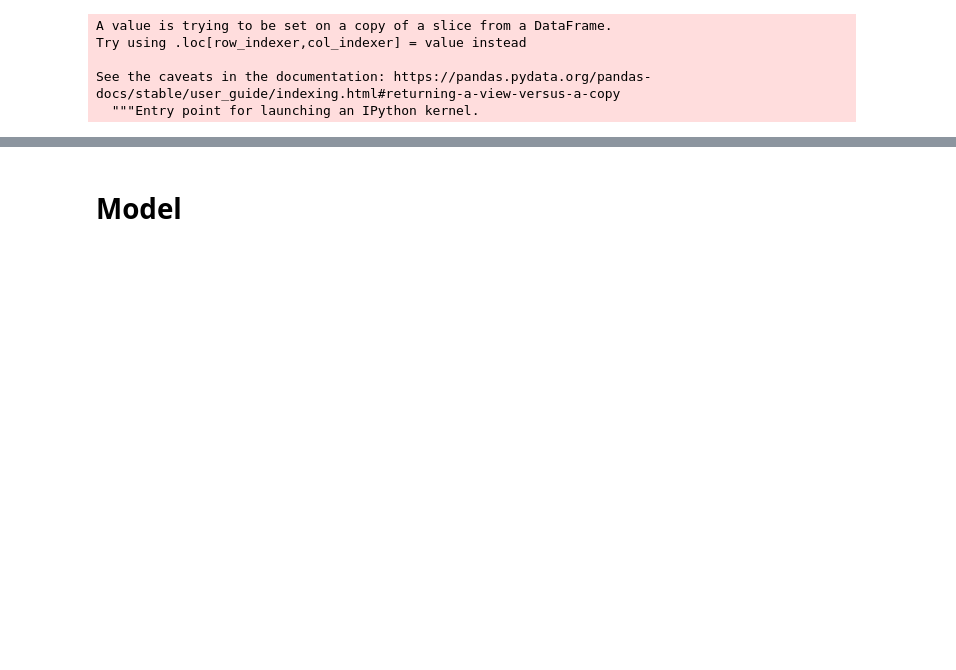
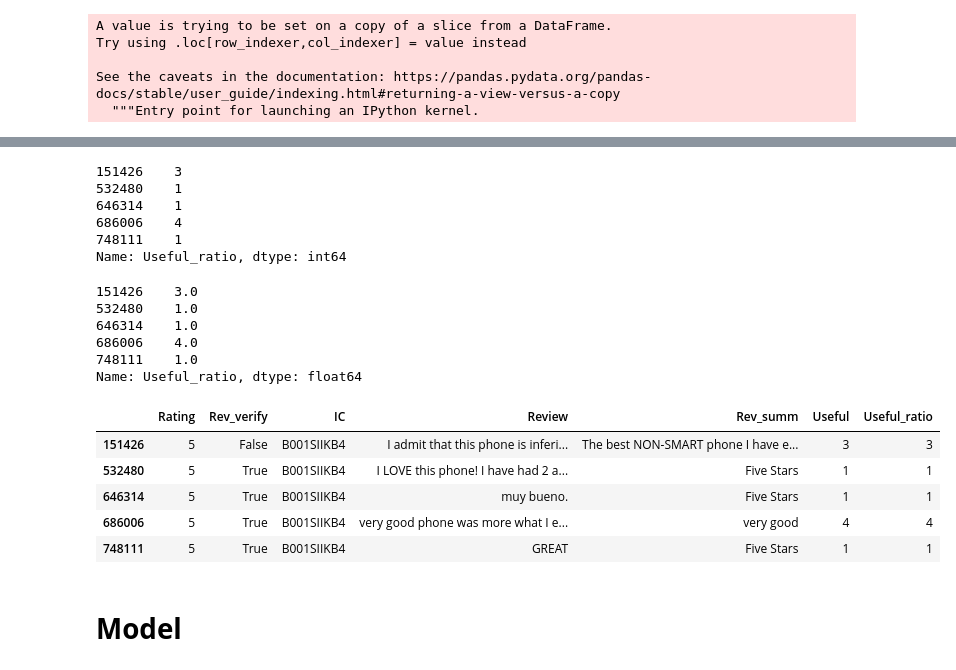
Before and after one commit to DipeshChothwe/PRODUCT-REVIEW-SUMMARIZATION, a Jupyter notebook: Summary_words_from_reviews.ipynb, the cells around one changed output, grey strips where cells are left out. Cells and saved outputs as stored; diff of their text form; code cells hidden in the pictures; blank space fills up the shorter version.

```diff
--- a/Summary_words_from_reviews.ipynb
+++ b/Summary_words_from_reviews.ipynb
@@ -249,0 +360,5 @@ k = reviews_data['Useful']
+# %%
+dictionary['B001SIIKB4']['Useful'] = dictionary['B001SIIKB4']['Useful'].fillna(0)
+# %%
+dictionary['B001SIIKB4']['Useful'] = dictionary['B001SIIKB4']['Useful'].astype(int) + 1
+dictionary['B001SIIKB4']
@@ -250,2 +372,36 @@ k = reviews_data['Useful']
+# %%
+dictionary['B001SIIKB4']['Useful_ratio'] = dictionary['B001SIIKB4']['Useful']//dictionary['B001SIIKB4']['Useful'].median()
+# %%
+dictionary['B001SIIKB4']['Useful_ratio'].astype(int)
+# %% [output]
+151426    3
+532480    1
+646314    1
+686006    4
+748111    1
+Name: Useful_ratio, dtype: int64
+# %%
+dictionary['B001SIIKB4']['Useful_ratio']
+# %% [output]
+151426    3.0
+532480    1.0
+646314    1.0
+686006    4.0
+748111    1.0
+Name: Useful_ratio, dtype: float64
+# %%
+
+dictionary['B001SIIKB4']['Useful_ratio'] = dictionary['B001SIIKB4']['Useful']//dictionary['B001SIIKB4']['Useful'].median()
+dictionary['B001SIIKB4']['Useful_ratio'] = dictionary['B001SIIKB4']['Useful_ratio'].astype(int)
+dictionary['B001SIIKB4']['Review'] = (dictionary['B001SIIKB4']['Review'] + " " )*(dictionary['B001SIIKB4']['Useful_ratio'])
+# %%
+dictionary['B001SIIKB4']
+# %% [output]
+|  | Rating | Rev_verify | IC | Review | Rev_summ | Useful | Useful_ratio |
+| 151426 | 5 | False | B001SIIKB4 | I admit that this phone is inferi... | The best NON-SMART phone I have e... | 3 | 3 |
+| 532480 | 5 | True | B001SIIKB4 | I LOVE this phone! I have had 2 a... | Five Stars | 1 | 1 |
+| 646314 | 5 | True | B001SIIKB4 | muy bueno. | Five Stars | 1 | 1 |
+| 686006 | 5 | True | B001SIIKB4 | very good phone was more what I e... | very good | 4 | 4 |
+| 748111 | 5 | True | B001SIIKB4 | GREAT | Five Stars | 1 | 1 |
 # %% [markdown]
 # **Model**
```
Also changed, not shown: parts of 34 cells of this notebook.
